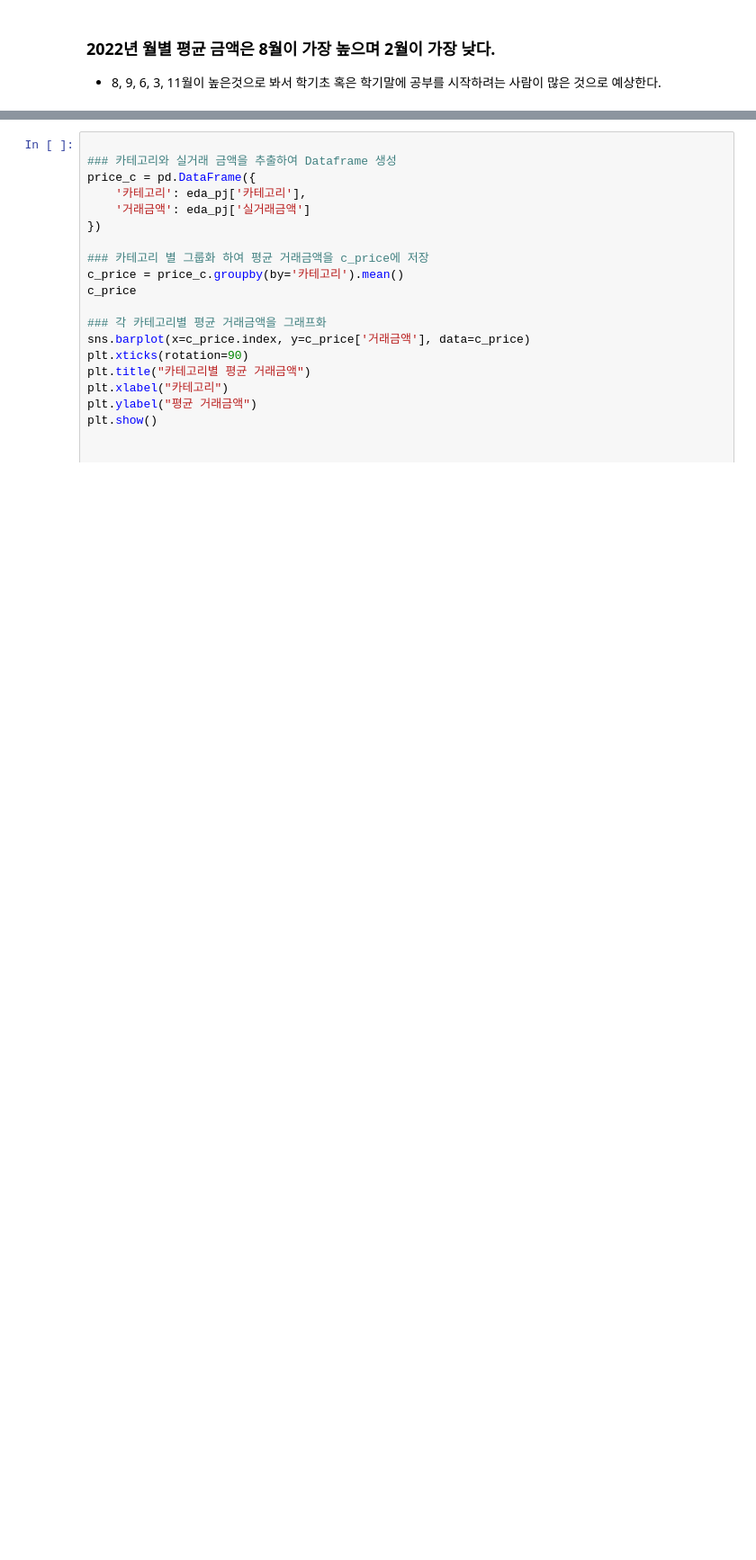
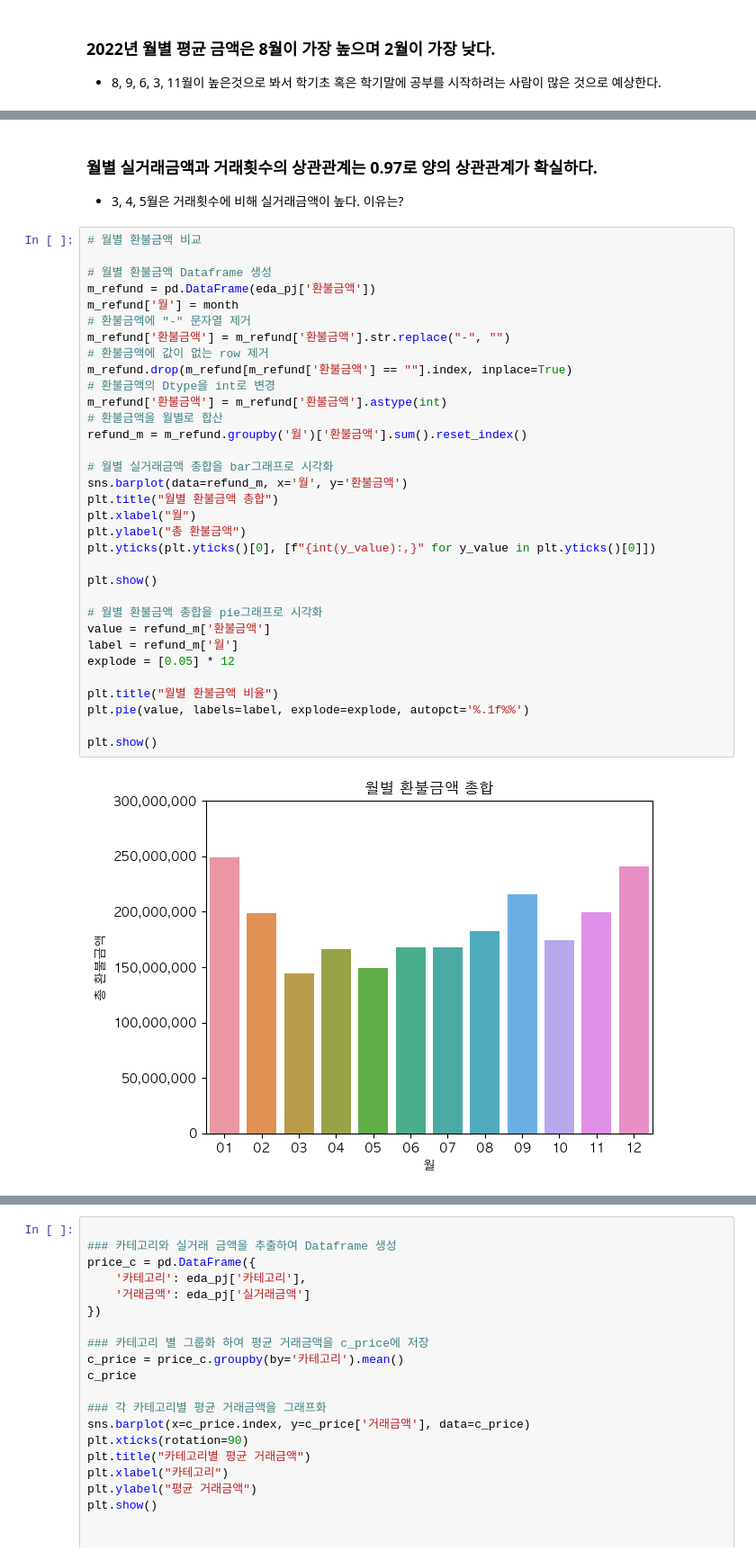
Before and after one commit to hogooba/minpj, a Jupyter notebook: pj.ipynb, the cells around one changed output, grey strips where cells are left out. Shown at 90% size. Cells and saved outputs as stored; diff of their text form; blank space fills up the shorter version.

```diff
--- a/pj.ipynb
+++ b/pj.ipynb
@@ -147,0 +281,38 @@ plt.show()
+# %% [markdown]
+### 월별 실거래금액과 거래횟수의 상관관계는 0.97로 양의 상관관계가 확실하다.
+- 3, 4, 5월은 거래횟수에 비해 실거래금액이 높다. 이유는?
+# %%
+# 월별 환불금액 비교
+
+# 월별 환불금액 Dataframe 생성
+m_refund = pd.DataFrame(eda_pj['환불금액'])
+m_refund['월'] = month
+# 환불금액에 "-" 문자열 제거
+m_refund['환불금액'] = m_refund['환불금액'].str.replace("-", "")
+# 환불금액에 값이 없는 row 제거
+m_refund.drop(m_refund[m_refund['환불금액'] == ""].index, inplace=True)
+# 환불금액의 Dtype을 int로 변경
+m_refund['환불금액'] = m_refund['환불금액'].astype(int)
+# 환불금액을 월별로 합산
+refund_m = m_refund.groupby('월')['환불금액'].sum().reset_index()
+
+# 월별 실거래금액 총합을 bar그래프로 시각화
+sns.barplot(data=refund_m, x='월', y='환불금액')
+plt.title("월별 환불금액 총합")
+plt.xlabel("월")
+plt.ylabel("총 환불금액")
+plt.yticks(plt.yticks()[0], [f"{int(y_value):,}" for y_value in plt.yticks()[0]])
+
+plt.show()
+
+# 월별 환불금액 총합을 pie그래프로 시각화
+value = refund_m['환불금액']
+label = refund_m['월']
+explode = [0.05] * 12
+
+plt.title("월별 환불금액 비율")
+plt.pie(value, labels=label, explode=explode, autopct='%.1f%%')
+
+plt.show()
+# %% [output]
+[figure, added]
```
Also changed, not shown: parts of 14 cells of this notebook.
